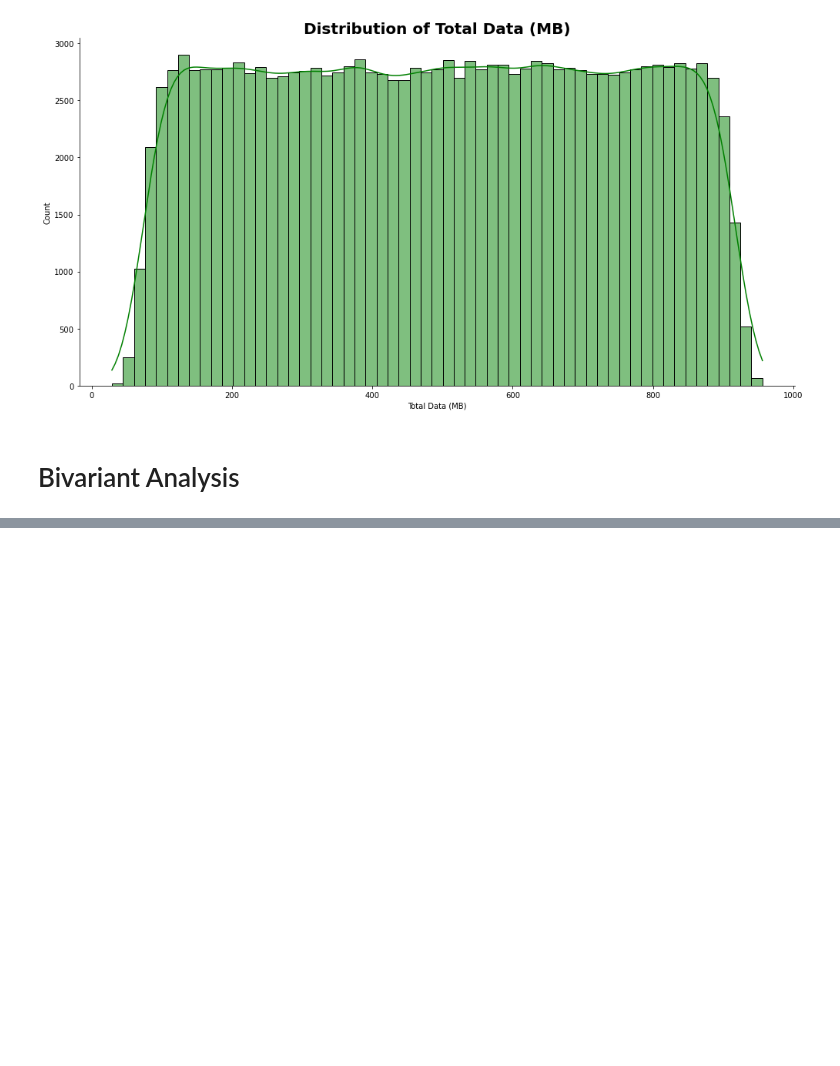
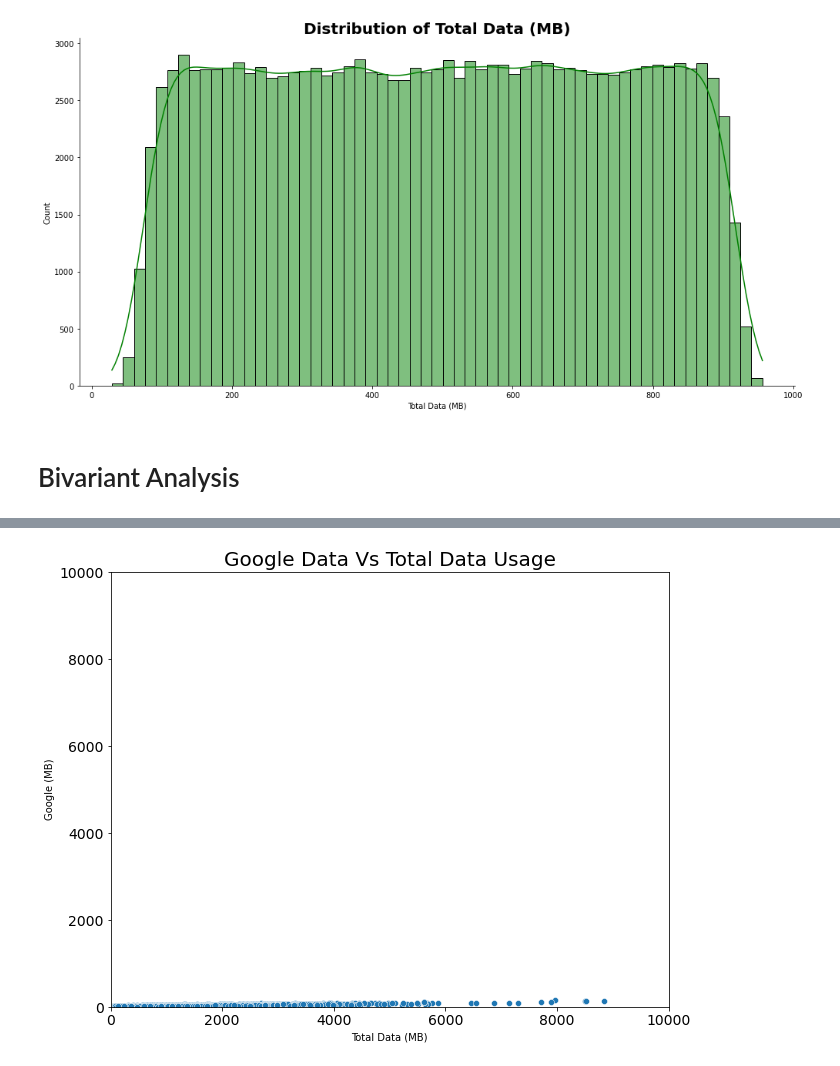
Before and after one commit to yonamg/Telecom-Data-Analysis, a Jupyter notebook: notebook/user_overview_analysis.ipynb, the cells around one changed output, grey strips where cells are left out. Cells and saved outputs as stored; diff of their text form; code cells hidden in the pictures; blank space fills up the shorter version.

```diff
--- a/notebook/user_overview_analysis.ipynb
+++ b/notebook/user_overview_analysis.ipynb
@@ -371,0 +391,4 @@ hist(explore_feature_df, 'Total Data (MB)', 'green')
+# %%
+plot_scatter(user, 'Total Data (MB)', 'Google (MB)', 'Google Data Vs Total Data Usage', None, None)
+# %% [output]
+[figure, added]
```
Also changed, not shown: parts of 4 cells of this notebook.
